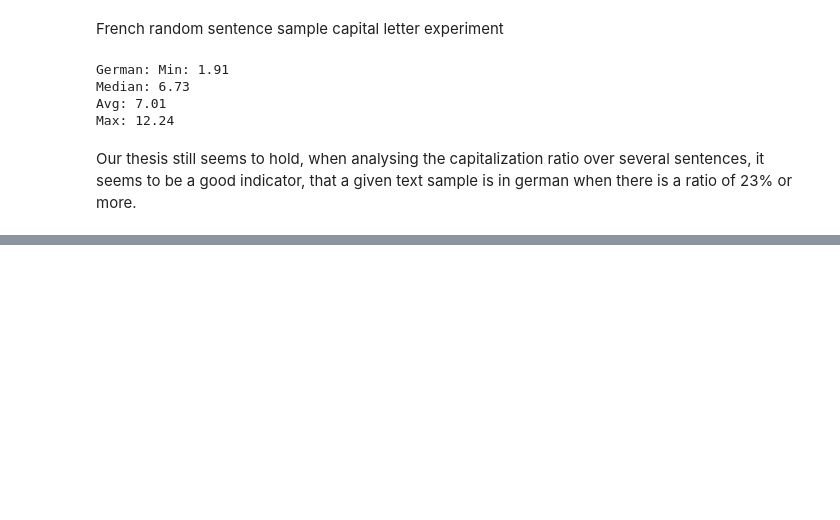
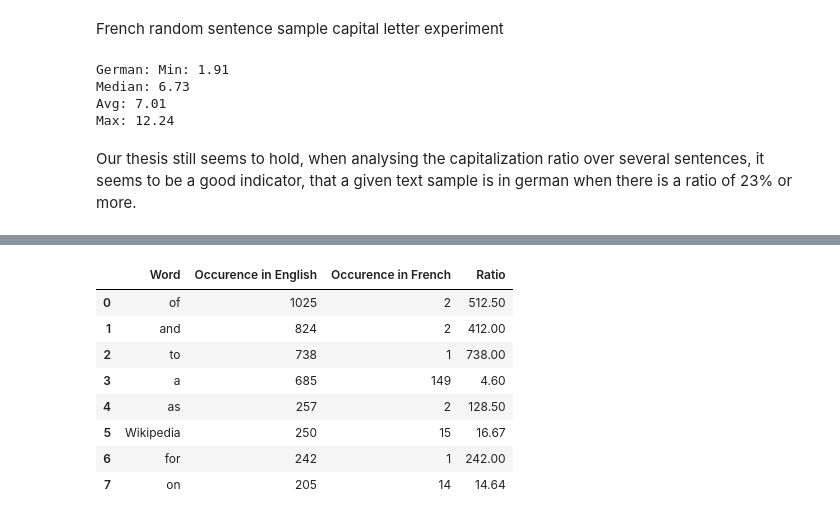
Before and after one commit to GeoffreyKarnbach/SpotifyLanguageSorting, a Jupyter notebook: language_analyse.ipynb, the cells around one changed output, grey strips where cells are left out. Cells and saved outputs as stored; diff of their text form; code cells hidden in the pictures; blank space fills up the shorter version.

```diff
--- a/language_analyse.ipynb
+++ b/language_analyse.ipynb
@@ -405,0 +561,9 @@ Our thesis still seems to hold, when analysing the capitalization ratio over sev
+# %%
+ger_occurences_of_eng = {}
+fr_occurences_of_eng = {}
+
+for word in eng_words_data:
+    if word[0] in fr_words_dict:
+        fr_occurences_of_eng[word[0]] = [word[1], fr_words_dict[word[0]], round((word[1] / fr_words_dict[word[0]]), 2)]
+    if word[0] in ger_words_dict:
+        ger_occurences_of_eng[word[0]] = [word[1], ger_words_dict[word[0]], round((word[1] / ger_words_dict[word[0]]), 2)]
@@ -405,0 +584,22 @@ Our thesis still seems to hold, when analysing the capitalization ratio over sev
+# %%
+fr_occurences_of_eng_data = []
+
+for i in range(len(fr_occurences_of_eng.keys())):
+    temp = []
+    temp.append(list(fr_occurences_of_eng.keys())[i])
+    temp.append(list(fr_occurences_of_eng.values())[i][0])
+    temp.append(list(fr_occurences_of_eng.values())[i][1])
+    temp.append(list(fr_occurences_of_eng.values())[i][2])
+    fr_occurences_of_eng_data.append(temp)
+
+pd.DataFrame(fr_occurences_of_eng_data, columns=["Word", "Occurence in English", "Occurence in French", "Ratio"])
+# %% [output]
+|  | Word | Occurence in English | Occurence in French | Ratio |
+| 0 | of | 1025 | 2 | 512.50 |
+| 1 | and | 824 | 2 | 412.00 |
+| 2 | to | 738 | 1 | 738.00 |
+| 3 | a | 685 | 149 | 4.60 |
+| 4 | as | 257 | 2 | 128.50 |
+| 5 | Wikipedia | 250 | 15 | 16.67 |
+| 6 | for | 242 | 1 | 242.00 |
+| 7 | on | 205 | 14 | 14.64 |
```
Also changed, not shown: parts of 29 cells of this notebook.
